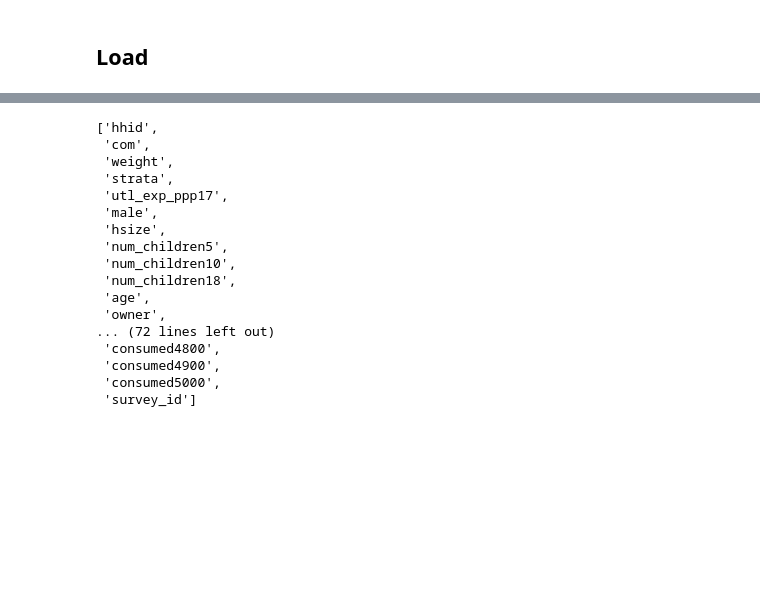
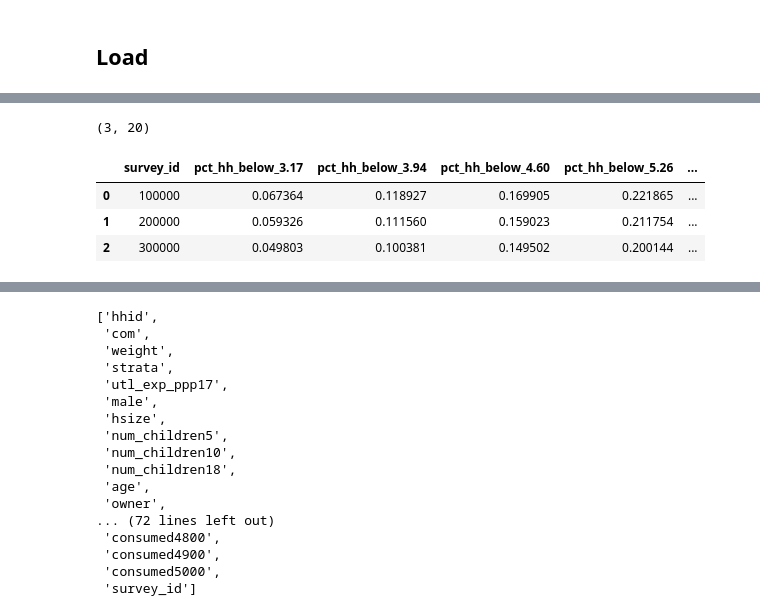
Before and after one commit to EvM82/Machine-Learning-final, a Jupyter notebook: ML_final2.ipynb, the cells around one changed output, grey strips where cells are left out. Cells and saved outputs as stored; diff of their text form; code cells hidden in the pictures; blank space fills up the shorter version.

```diff
--- a/ML_final2.ipynb
+++ b/ML_final2.ipynb
@@ -21,0 +45,11 @@ from xgboost import XGBRegressor
+# %%
+ # Computed poverty rates at given thresholds for training surveys
+rates_gt_long = pd.read_csv("/content/train_rates_gt.csv") # for surveys rates
+print(rates_gt_long.shape)
+rates_gt_long
+# %% [output]
+(3, 20)
+|  | survey_id | pct_hh_below_3.17 | pct_hh_below_3.94 | pct_hh_below_4.60 | pct_hh_below_5.26 | ... |
+| 0 | 100000 | 0.067364 | 0.118927 | 0.169905 | 0.221865 | ... |
+| 1 | 200000 | 0.059326 | 0.111560 | 0.159023 | 0.211754 | ... |
+| 2 | 300000 | 0.049803 | 0.100381 | 0.149502 | 0.200144 | ... |
```
Also changed, not shown: parts of 3 cells of this notebook.
